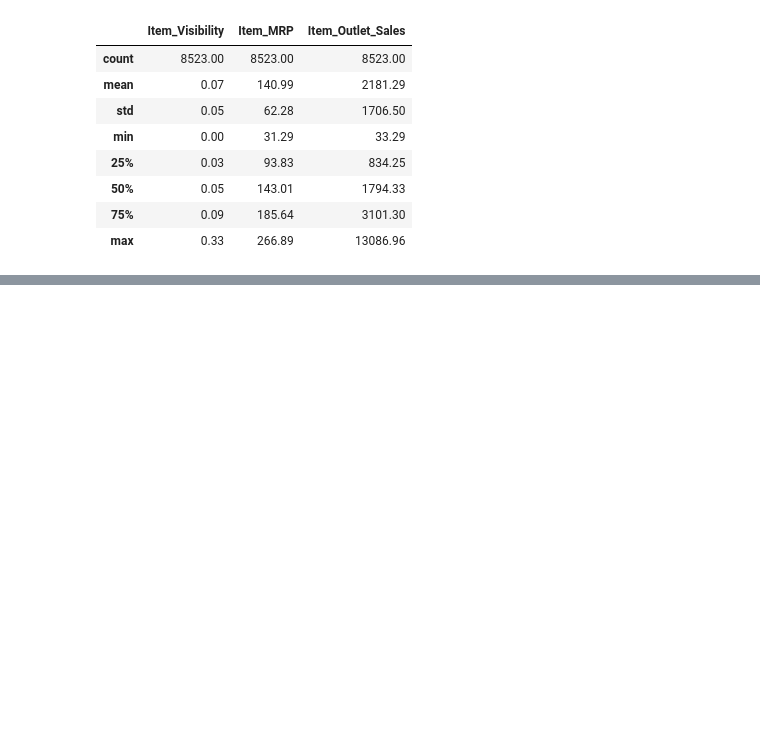
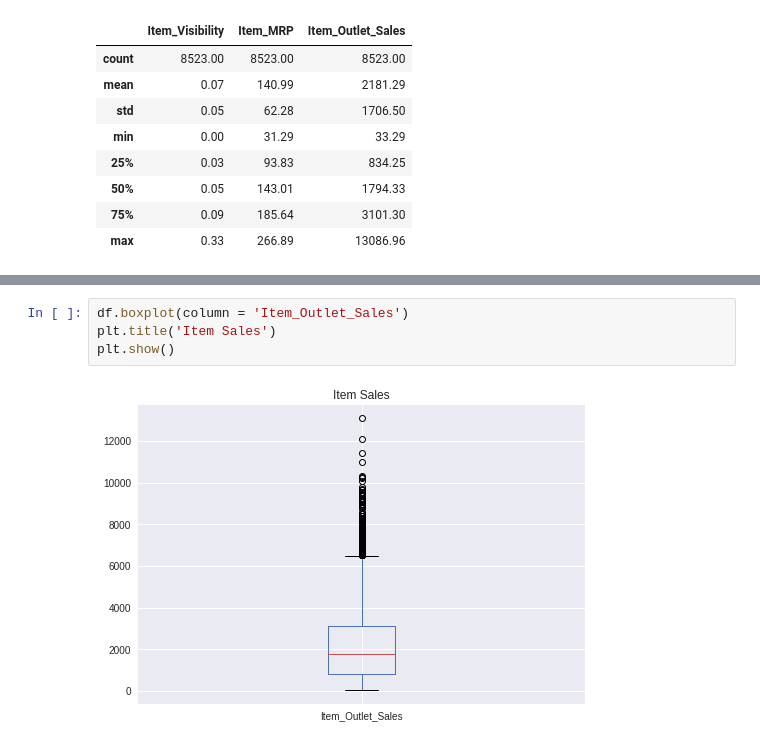
Before and after one commit to LauraDimaria/Sales-Predictions, a Jupyter notebook: Sales_Predictions.ipynb, the cells around one changed output, grey strips where cells are left out. Cells and saved outputs as stored; diff of their text form; blank space fills up the shorter version.

```diff
--- a/Sales_Predictions.ipynb
+++ b/Sales_Predictions.ipynb
@@ -205,0 +234,6 @@ df.describe().round(2)
+# %%
+df.boxplot(column = 'Item_Outlet_Sales')
+plt.title('Item Sales')
+plt.show()
+# %% [output]
+[figure, added]
```
Also changed, not shown: parts of 8 cells of this notebook.
